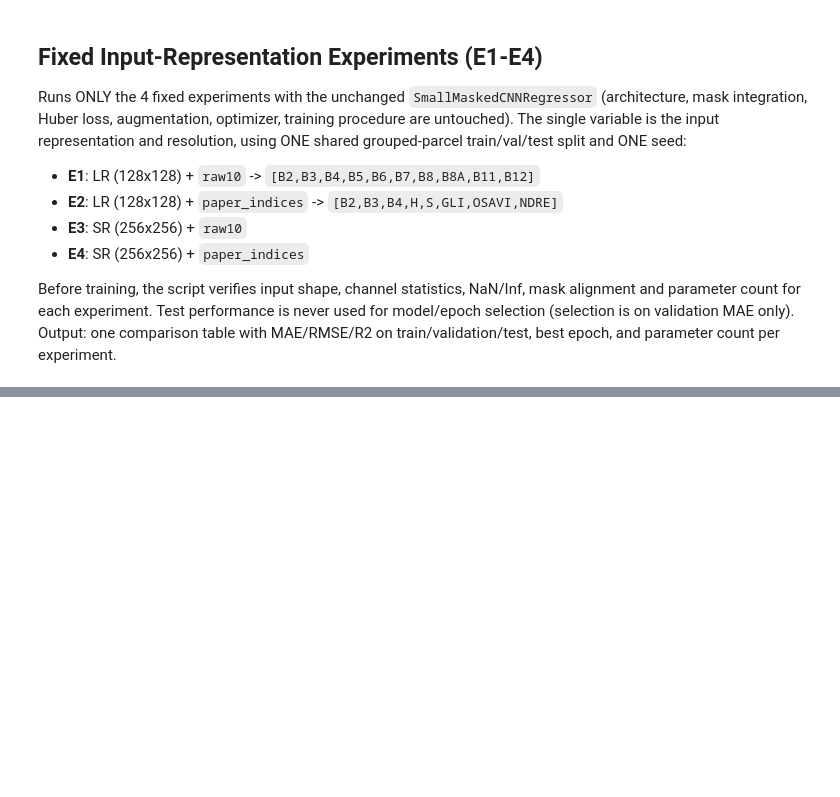
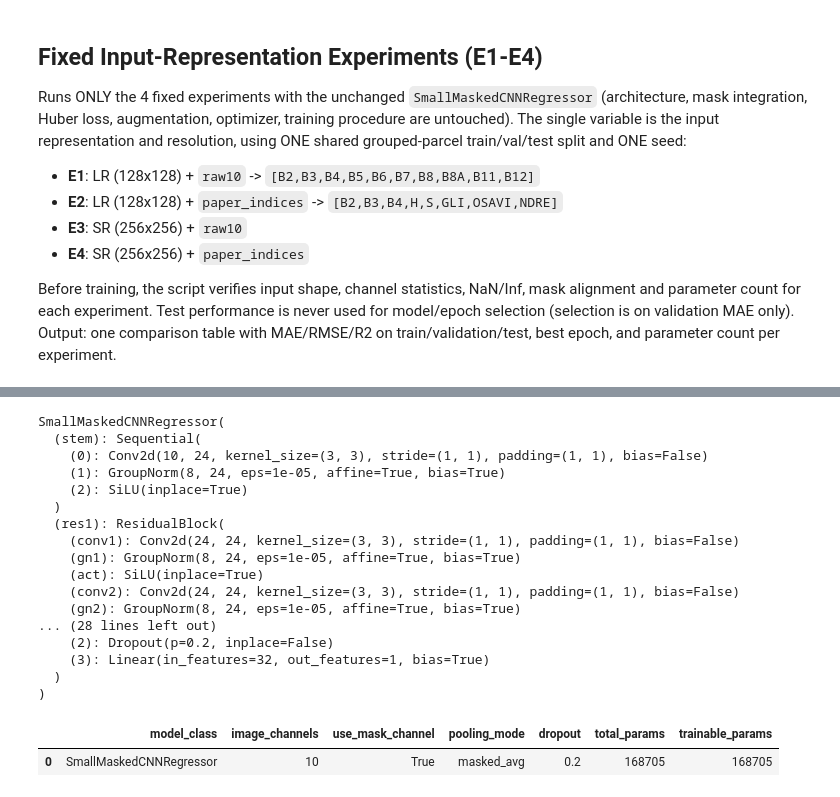
Before and after one commit to AhmedTrb/S2-super-resolution, a Jupyter notebook: notebooks/kaggle_models_training.ipynb, the cells around one changed output, grey strips where cells are left out. Saved outputs shown, nothing was run; the diff lists cells and outputs as text; code cells hidden in the pictures; blank space fills up the shorter version.

```diff
--- a/notebooks/kaggle_models_training.ipynb
+++ b/notebooks/kaggle_models_training.ipynb
@@ -3531,0 +3648,73 @@ display(paper_repr_comparison_df)
+# %%
+import sys
+
+from pathlib import Path
+import importlib.util
+import inspect
+import json
+import sys
+
+import pandas as pd
+import torch
+
+# ------------------------------------------------------------
+# Local paths (self-contained, no dependency on previous cells)
+# ------------------------------------------------------------
+LOCAL_INVENTORY = Path(r"C:\Users\ahtrabelsi\Desktop\stage\s2-super-resolution - preso\yellowness_dataset\observations_inventory.csv")
+if not LOCAL_INVENTORY.exists():
+    raise FileNotFoundError(f"Local inventory not found: {LOCAL_INVENTORY}")
+
+ROOT_DIR = LOCAL_INVENTORY.parent
+REPO = LOCAL_INVENTORY.parent.parent
+
+if str(REPO) not in sys.path:
+    sys.path.insert(0, str(REPO))
+
+from src.s2_pipeline.yellowness_training import ParcelYellownessDataset
+from src.s2_pipeline.small_masked_cnn import SmallMaskedCNNConfig, SmallMaskedCNNRegressor
+from scripts.train_small_masked_cnn import crop_image_and_mask
+
+# Build the target architecture and show a compact summary
+model = SmallMaskedCNNRegressor(
+    SmallMaskedCNNConfig(
+        image_channels=10,
+        use_mask_channel=False,
+        pooling_mode="masked_avg",
+        dropout=0.2,
+    )
+)
+
+# Visualize the architecture
+print(model)
+
+# Compact summary table
+summary = {
+    "model_class": type(model).__name__,
+    "image_channels": 10,
+    "use_mask_channel": True,
+    "pooling_mode": "masked_avg",
+    "dropout": 0.2,
+    "total_params": int(sum(p.numel() for p in model.parameters())),
+    "trainable_params": int(sum(p.numel() for p in model.parameters() if p.requires_grad)),
+}
+display(pd.DataFrame([summary]))
+# %% [output]
+SmallMaskedCNNRegressor(
+  (stem): Sequential(
+    (0): Conv2d(10, 24, kernel_size=(3, 3), stride=(1, 1), padding=(1, 1), bias=False)
+    (1): GroupNorm(8, 24, eps=1e-05, affine=True, bias=True)
+    (2): SiLU(inplace=True)
+  )
+  (res1): ResidualBlock(
+    (conv1): Conv2d(24, 24, kernel_size=(3, 3), stride=(1, 1), padding=(1, 1), bias=False)
+    (gn1): GroupNorm(8, 24, eps=1e-05, affine=True, bias=True)
+    (act): SiLU(inplace=True)
+    (conv2): Conv2d(24, 24, kernel_size=(3, 3), stride=(1, 1), padding=(1, 1), bias=False)
+    (gn2): GroupNorm(8, 24, eps=1e-05, affine=True, bias=True)
+... (28 lines left out)
+    (2): Dropout(p=0.2, inplace=False)
+    (3): Linear(in_features=32, out_features=1, bias=True)
+  )
+)
+|  | model_class | image_channels | use_mask_channel | pooling_mode | dropout | total_params | trainable_params |
+| 0 | SmallMaskedCNNRegressor | 10 | True | masked_avg | 0.2 | 168705 | 168705 |
```
Also changed, not shown: parts of 5 cells of this notebook, 3 other files.
